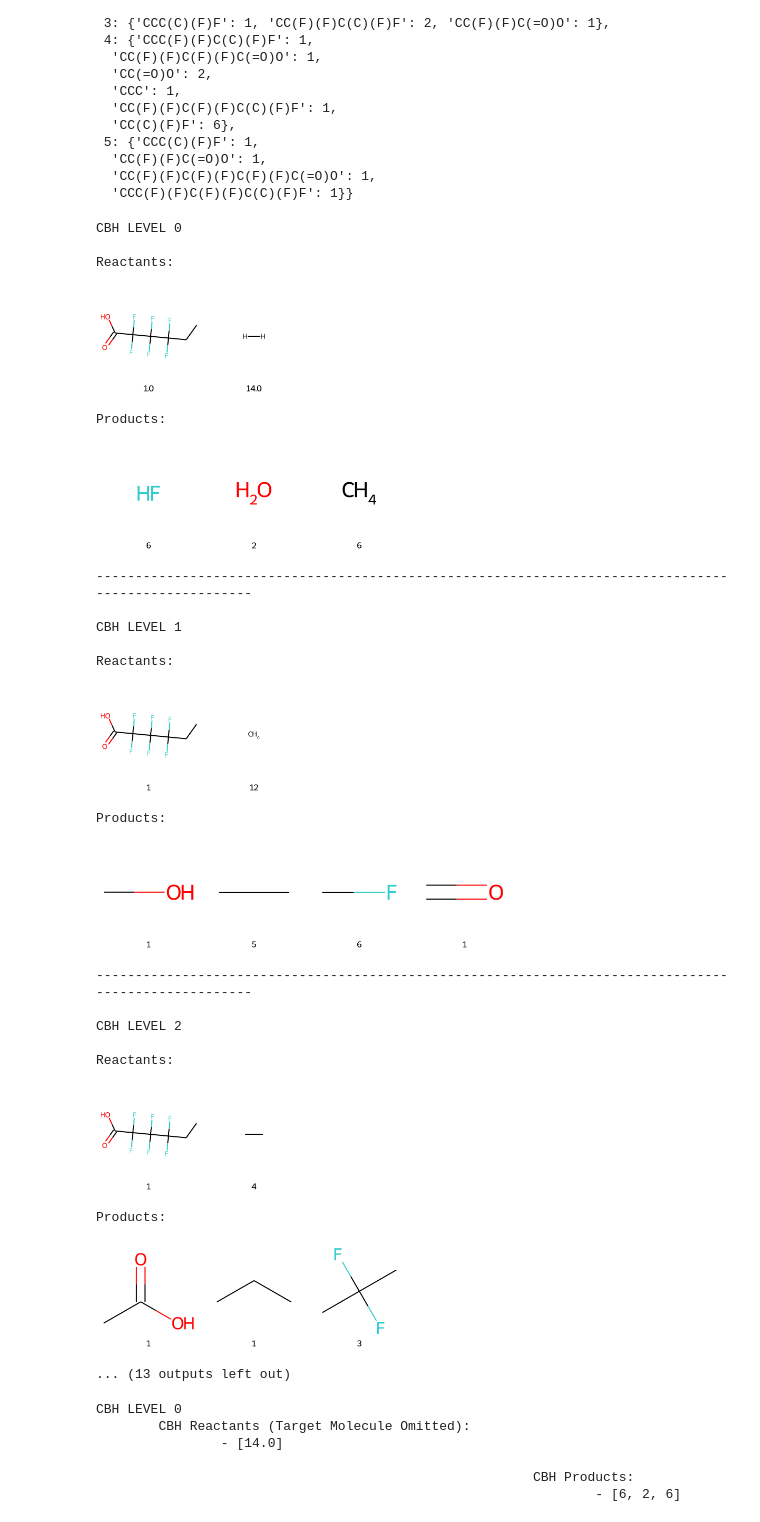
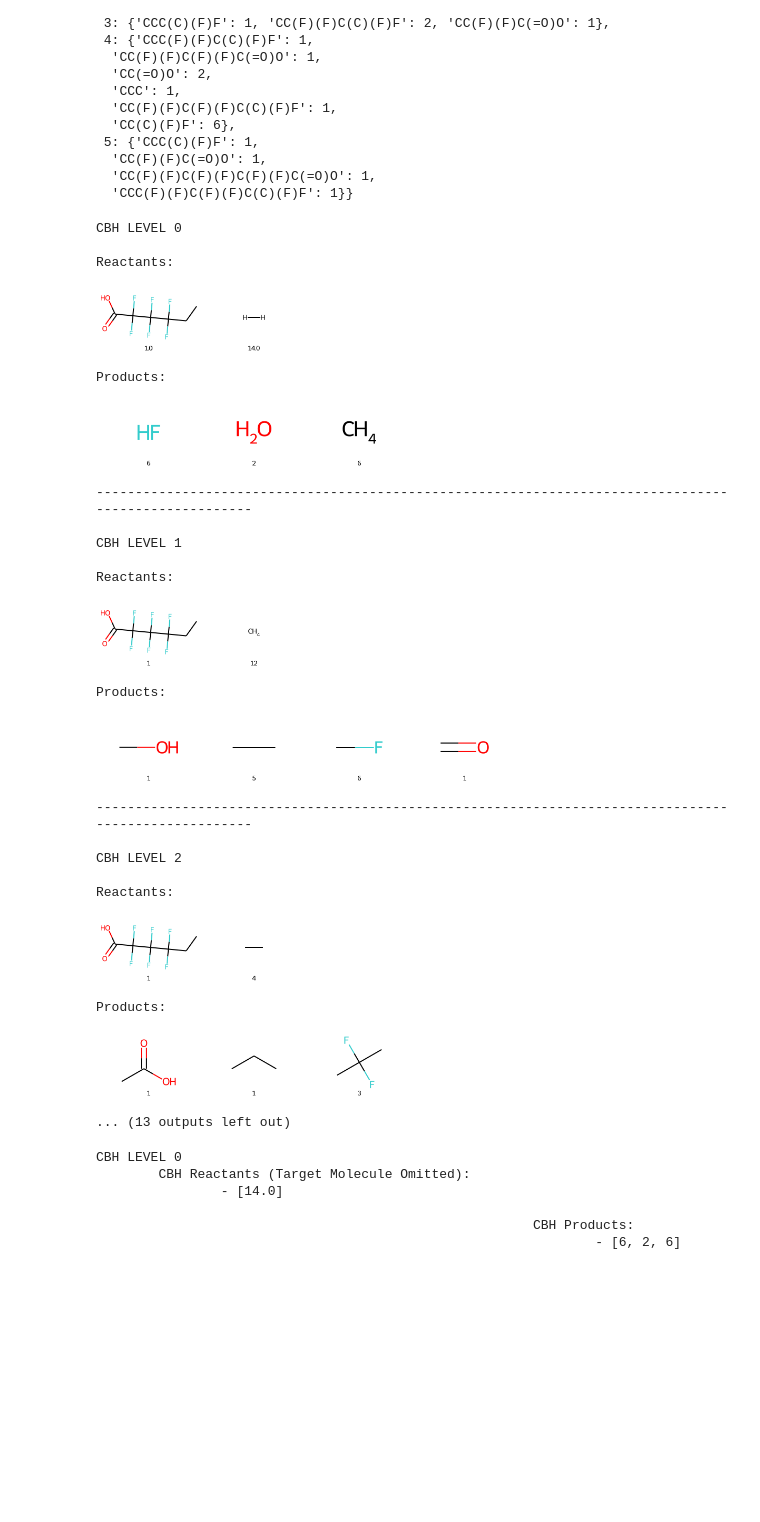
Before and after one commit to franklingoldsmith/autocbh, a Jupyter notebook: main/Visualize CBH.ipynb, the cells around one changed output. Cells and saved outputs as stored; diff of their text form; code cells hidden in the pictures; blank space fills up the shorter version.

```diff
--- a/main/Visualize CBH.ipynb
+++ b/main/Visualize CBH.ipynb
@@ -61,7 +61,7 @@ cbh.cbh_pdts
   'CC(F)(F)C(F)(F)C(F)(F)C(=O)O': 1,
   'CCC(F)(F)C(F)(F)C(C)(F)F': 1}}
 # %%
-# Visualize the reactions for each cbh_level.
+## Visualize the reactions for each cbh_level.
 # This is being worked on so that it shows the stoichiometry better.
 
 # For now, the order of the displayed molecules matches the order in shown in the dictionary above.
@@ -72,54 +72,54 @@ max_num_mols = max([len(v) for v in cbh.cbh_pdts.values()]+[len(v) for v in cbh.
 for cbh_level in cbh.cbh_pdts.keys():
     # Format SMARTS string
     rct = ''
     pdt = ''
     for key in cbh.cbh_pdts[cbh_level]:
         pdt = pdt + '.' + key
     pdt = pdt[1:]
     for key in cbh.cbh_rcts[cbh_level]:
         rct = rct + '.' + key
     rct = rct[1:]
     rxn = cbh.smile+'.'+rct+'>>'+pdt
 
     # Visualize reaction without atom indices
     IPythonConsole.drawOptions.addAtomIndices = False
     # Create pandas df of reactant and products
     rct_df = pd.DataFrame(cbh.cbh_rcts[cbh_level].items(), columns=['smiles', 'num'])
     target = pd.DataFrame({mol:1}.items(), columns=['smiles', 'num'])
     rct_df = pd.concat([target, rct_df[:]]).reset_index(drop = True)
     PandasTools.AddMoleculeColumnToFrame(rct_df, smilesCol='smiles')
     pdt_df = pd.DataFrame(cbh.cbh_pdts[cbh_level].items(), columns=['smiles', 'num'])
     PandasTools.AddMoleculeColumnToFrame(pdt_df, smilesCol='smiles')
 
     print(f'CBH LEVEL {cbh_level}')
     print(f'\nReactants:')
-    display(PandasTools.FrameToGridImage(rct_df, legendsCol="num", molsPerRow=max_num_mols))
+    display(PandasTools.FrameToGridImage(rct_df, legendsCol="num", subImgSize=(200,120), molsPerRow=max_num_mols))
     print(f'\nProducts:')
-    display(PandasTools.FrameToGridImage(pdt_df, legendsCol="num", molsPerRow=max_num_mols))
+    display(PandasTools.FrameToGridImage(pdt_df, legendsCol="num", subImgSize=(200,120), molsPerRow=max_num_mols))
     print('\n-----------------------------------------------------------------------------------------------------\n')
 # %% [output]
 CBH LEVEL 0
 
 Reactants:
-[figure, old version]
+[figure, new version]
 Products:
-[figure, old version]
+[figure, new version]
 -----------------------------------------------------------------------------------------------------
 
 CBH LEVEL 1
 
 Reactants:
-[figure, old version]
+[figure, new version]
 Products:
-[figure, old version]
+[figure, new version]
 -----------------------------------------------------------------------------------------------------
 
 CBH LEVEL 2
 
 Reactants:
-[figure, old version]
+[figure, new version]
 Products:
-[figure, old version]
+[figure, new version]
 ... (13 outputs left out)
 # %%
 # Alternative way to visualize the reactions for each cbh_level.
```
